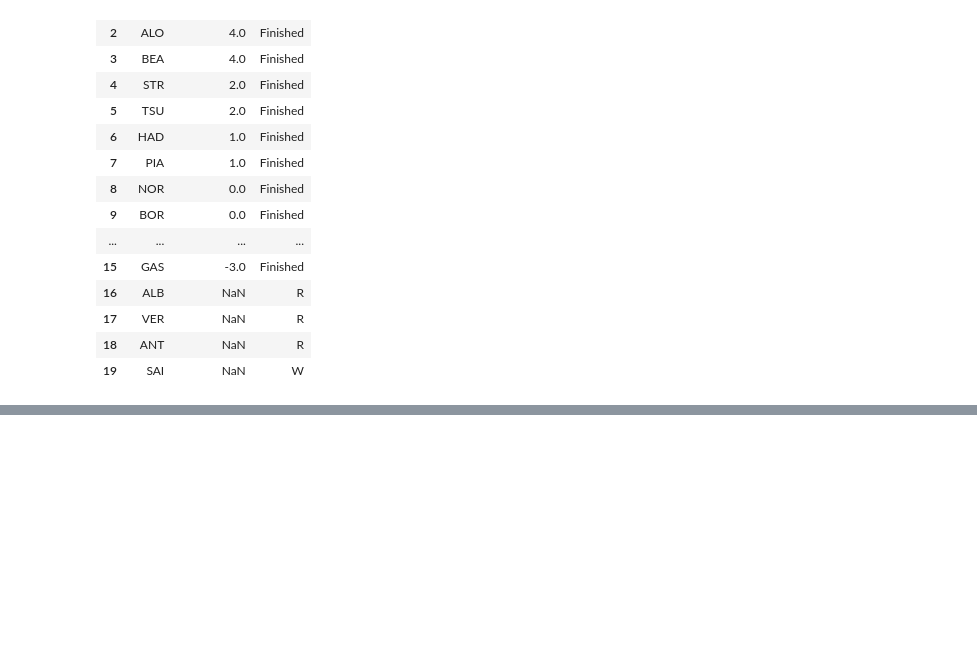
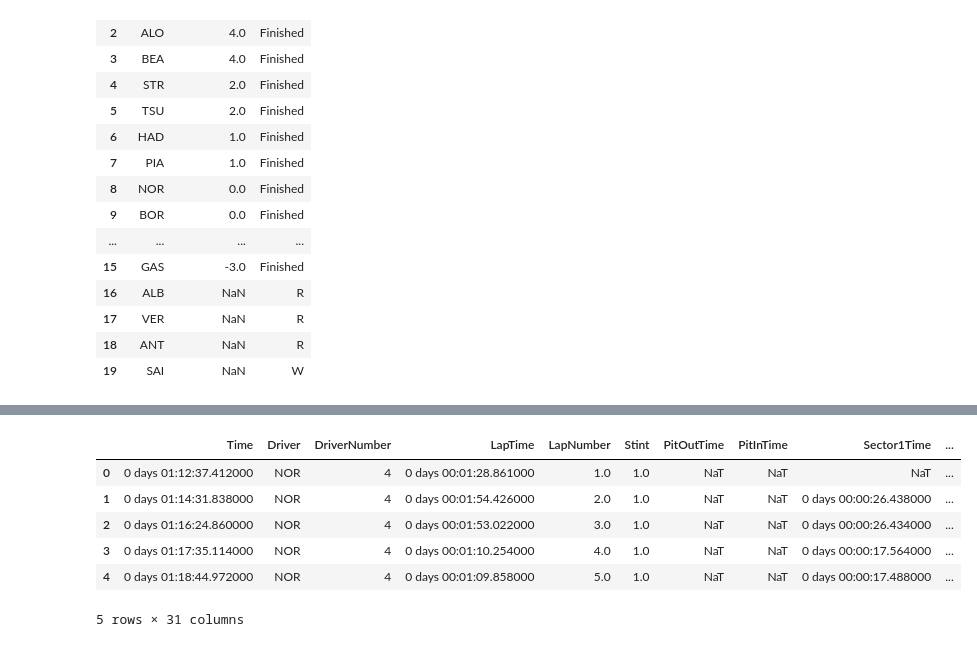
Before and after one commit to Mohandas-KJ/Slipstream-F1, a Jupyter notebook: 2026_Austria_GP/notebooks/01_results_and_laps.ipynb, the cells around one changed output, grey strips where cells are left out. Saved outputs shown, nothing was run; the diff lists cells and outputs as text; code cells hidden in the pictures; blank space fills up the shorter version.

```diff
--- a/2026_Austria_GP/notebooks/01_results_and_laps.ipynb
+++ b/2026_Austria_GP/notebooks/01_results_and_laps.ipynb
@@ -332,0 +343,11 @@ ret_1
+# %%
+R_Laps = R_session.laps
+R_Laps.head(5)
+# %% [output]
+|  | Time | Driver | DriverNumber | LapTime | LapNumber | Stint | PitOutTime | PitInTime | Sector1Time | ... |
+| 0 | 0 days 01:12:37.412000 | NOR | 4 | 0 days 00:01:28.861000 | 1.0 | 1.0 | NaT | NaT | NaT | ... |
+| 1 | 0 days 01:14:31.838000 | NOR | 4 | 0 days 00:01:54.426000 | 2.0 | 1.0 | NaT | NaT | 0 days 00:00:26.438000 | ... |
+| 2 | 0 days 01:16:24.860000 | NOR | 4 | 0 days 00:01:53.022000 | 3.0 | 1.0 | NaT | NaT | 0 days 00:00:26.434000 | ... |
+| 3 | 0 days 01:17:35.114000 | NOR | 4 | 0 days 00:01:10.254000 | 4.0 | 1.0 | NaT | NaT | 0 days 00:00:17.564000 | ... |
+| 4 | 0 days 01:18:44.972000 | NOR | 4 | 0 days 00:01:09.858000 | 5.0 | 1.0 | NaT | NaT | 0 days 00:00:17.488000 | ... |
+5 rows × 31 columns
```
Also changed, not shown: parts of 5 cells of this notebook, 2 other files.
